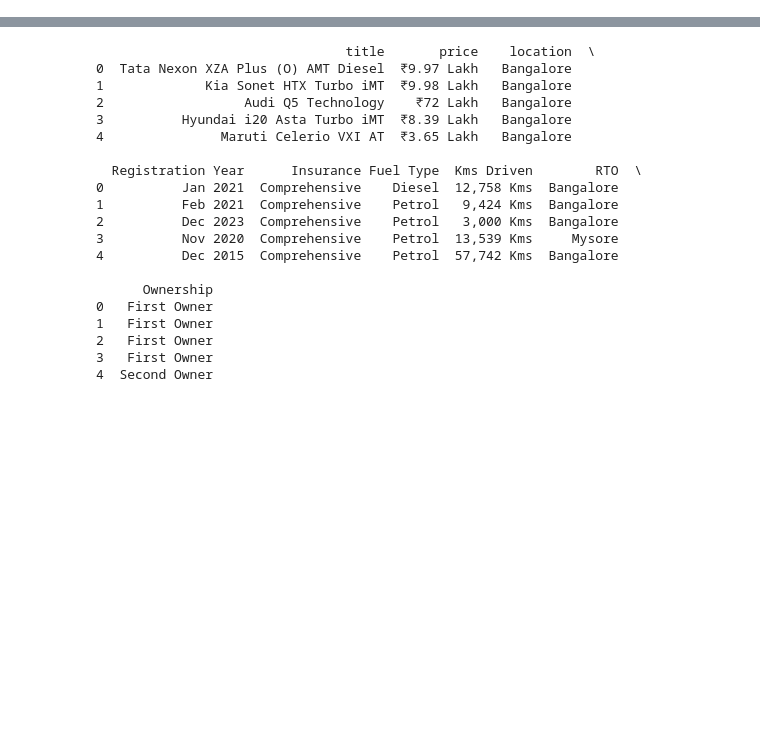
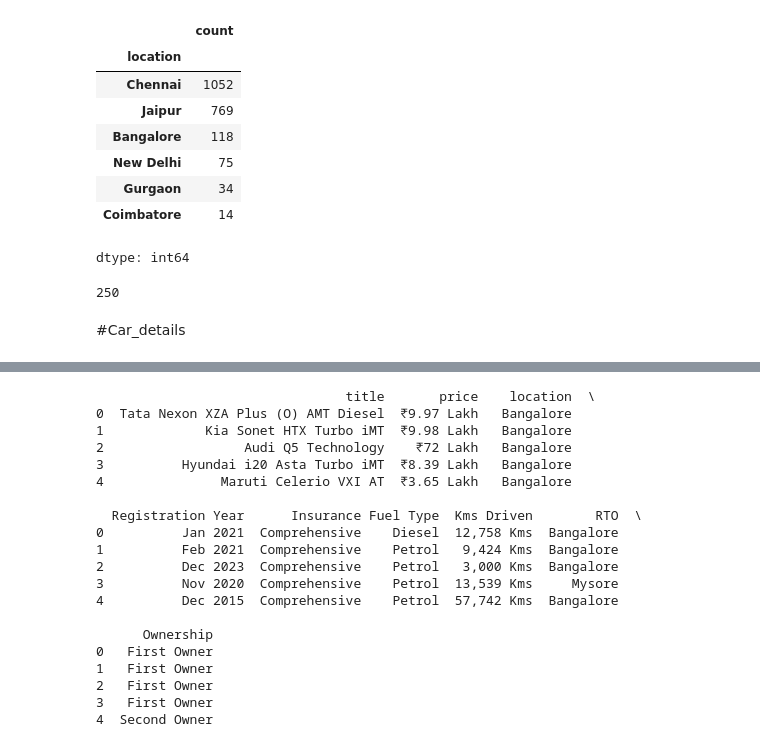
Before and after one commit to Hemanthk408/Car_rate_prediction, a Jupyter notebook: Cars_Rate.ipynb, the cells around one changed output, grey strips where cells are left out. Saved outputs shown, nothing was run; the diff lists cells and outputs as text; code cells hidden in the pictures; blank space fills up the shorter version.

```diff
--- a/Cars_Rate.ipynb
+++ b/Cars_Rate.ipynb
@@ -41,3 +79,21 @@ merged_df.to_csv('merged_data.csv', index=False)
+# %%
+df["location"].value_counts()
+# %% [output]
+|  | count |
+| location |  |
+| Chennai | 1052 |
+| Jaipur | 769 |
+| Bangalore | 118 |
+| New Delhi | 75 |
+| Gurgaon | 34 |
+| Coimbatore | 14 |
+dtype: int64
+# %%
+df["location"].isnull().sum()
+# %% [output]
+250
+# %% [markdown]
+#Car_details
 # %%
 df1=pd.read_csv("/content/merged_data.csv")
 df1
```
Also changed, not shown: parts of 16 cells of this notebook.
